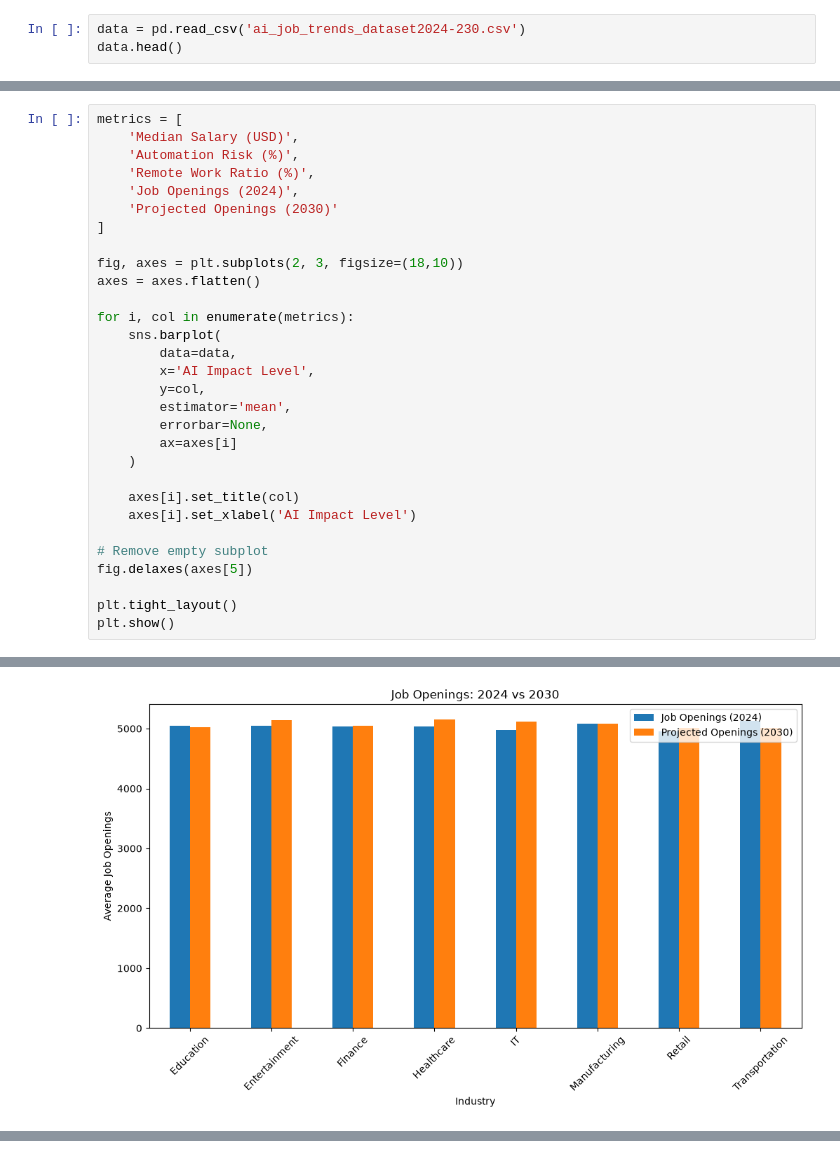
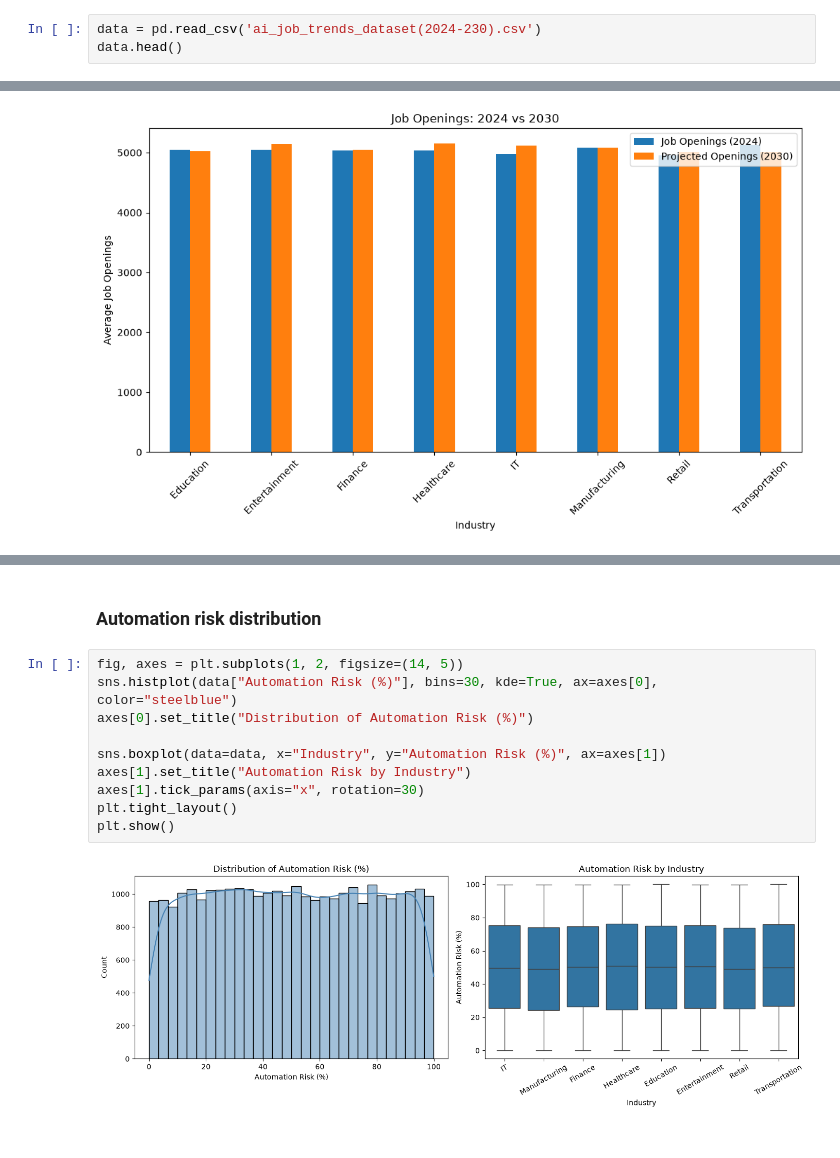
Before and after one commit to Magar-Bhuwan/AI-Trends-2030-Analysis, a Jupyter notebook: project.ipynb, the cells around one changed output, grey strips where cells are left out. Drawn from its saved outputs; the diff is of its cells as text.

Commit message:
Updated: Model of Projects

```diff
--- a/project.ipynb
+++ b/project.ipynb
@@ -26,5 +44,5 @@ import seaborn as sns
 # %%
-data = pd.read_csv('ai_job_trends_dataset2024-230.csv')
+data = pd.read_csv('ai_job_trends_dataset(2024-230).csv')
 data.head()
 # %% [output]
 |  | Job Title | Industry | Job Status | AI Impact Level | Median Salary (USD) | Required Education | ... |
@@ -160,30 +221,0 @@ plt.show()
-# %%
-metrics = [
-    'Median Salary (USD)',
-    'Automation Risk (%)',
-    'Remote Work Ratio (%)',
-    'Job Openings (2024)',
-    'Projected Openings (2030)'
-]
-
-fig, axes = plt.subplots(2, 3, figsize=(18,10))
-axes = axes.flatten()
-
-for i, col in enumerate(metrics):
-    sns.barplot(
-        data=data,
-        x='AI Impact Level',
-        y=col,
-        estimator='mean',
-        errorbar=None,
-        ax=axes[i]
-    )
-
-    axes[i].set_title(col)
-    axes[i].set_xlabel('AI Impact Level')
-
-# Remove empty subplot
-fig.delaxes(axes[5])
-
-plt.tight_layout()
-plt.show()
@@ -272,0 +264,14 @@ plt.show()
+# %% [markdown]
+### Automation risk distribution
+# %%
+fig, axes = plt.subplots(1, 2, figsize=(14, 5))
+sns.histplot(data["Automation Risk (%)"], bins=30, kde=True, ax=axes[0], color="steelblue")
+axes[0].set_title("Distribution of Automation Risk (%)")
+
+sns.boxplot(data=data, x="Industry", y="Automation Risk (%)", ax=axes[1])
+axes[1].set_title("Automation Risk by Industry")
+axes[1].tick_params(axis="x", rotation=30)
+plt.tight_layout()
+plt.show()
+# %% [output]
+[figure, added]
```
Also changed, not shown: parts of 63 cells of this notebook, 4 other files.
